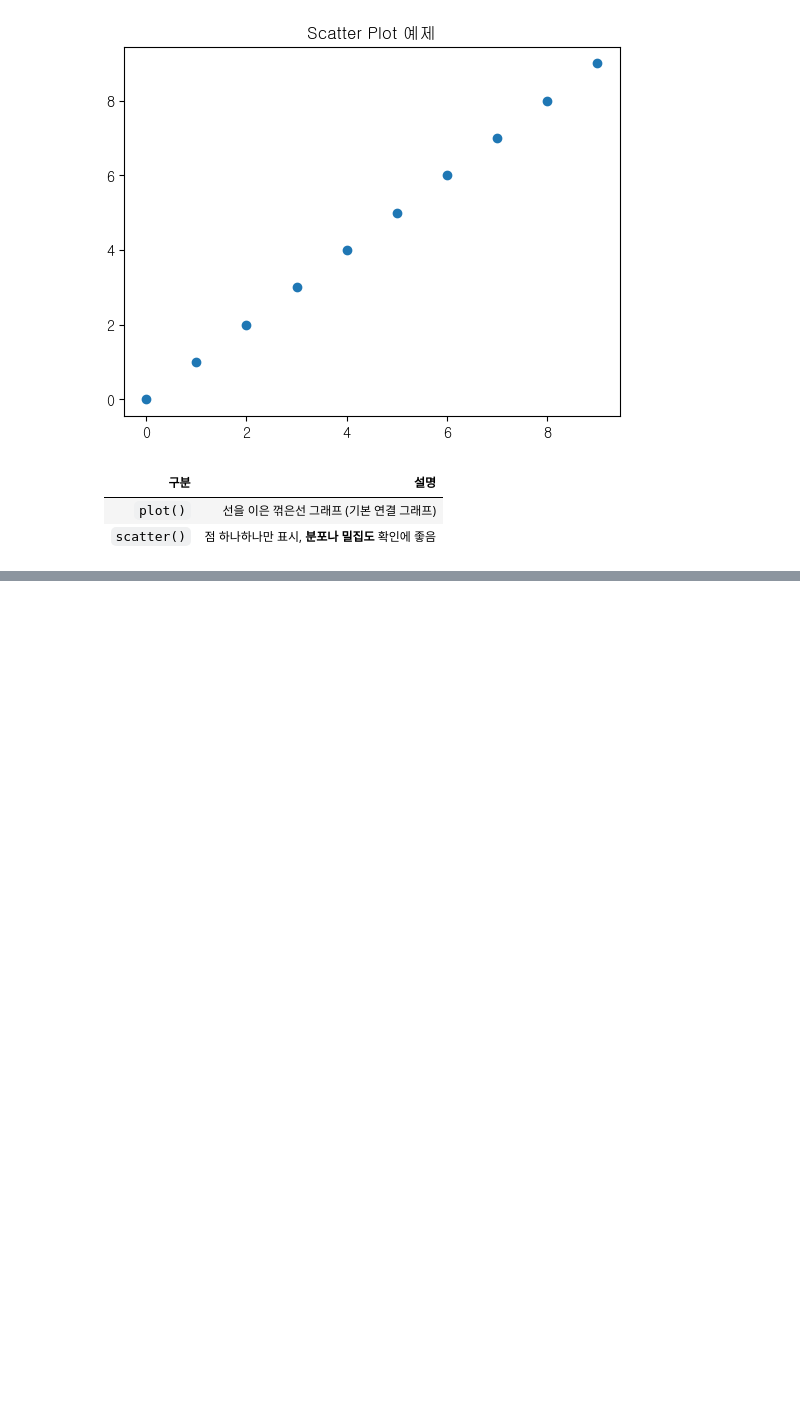
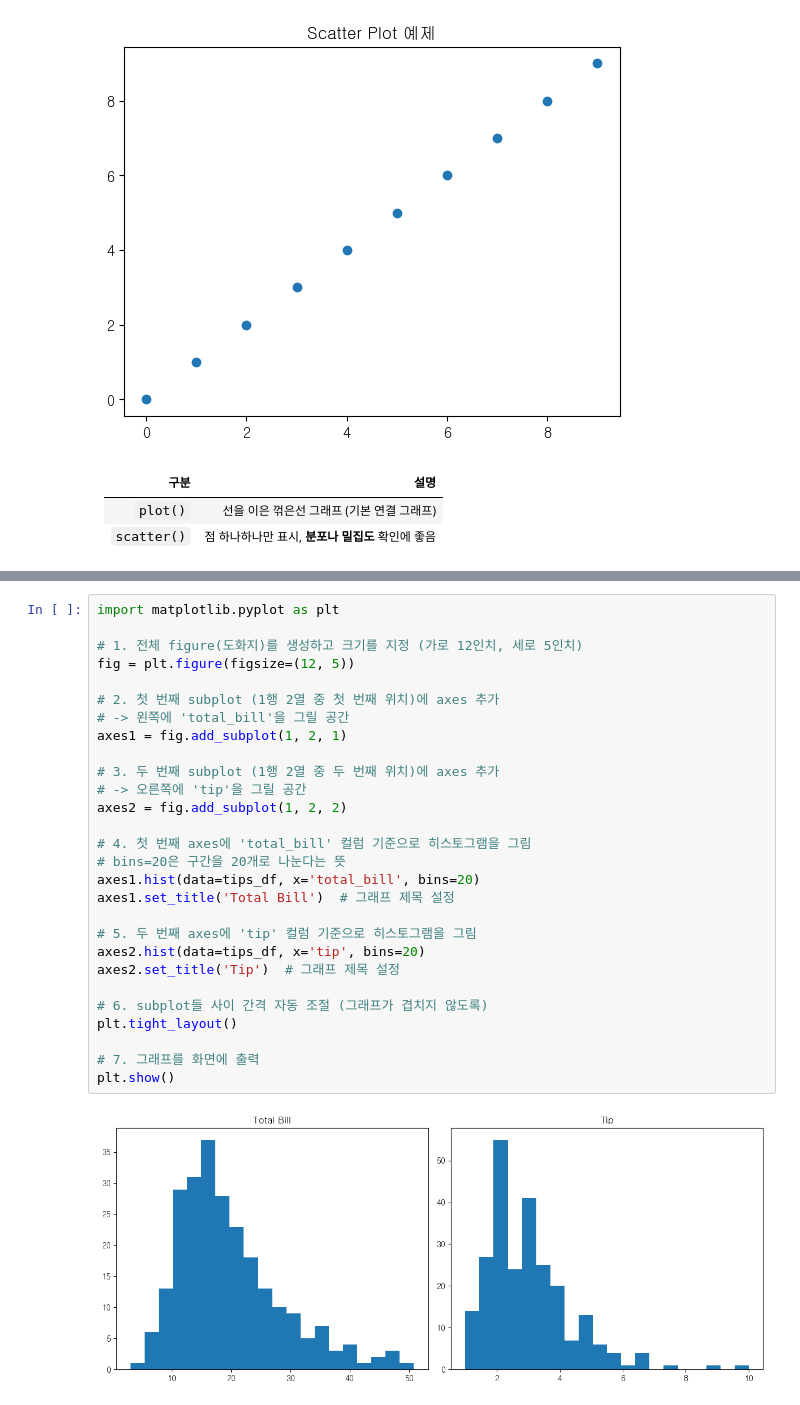
Before and after one commit to LYSS-LGU/3week-hipython, a Jupyter notebook: 17_시각화.ipynb, the cells around one changed output, grey strips where cells are left out. Saved outputs shown, nothing was run; the diff lists cells and outputs as text; blank space fills up the shorter version.

```diff
--- a/17_시각화.ipynb
+++ b/17_시각화.ipynb
@@ -203,0 +269,30 @@ plt.show()
+# %%
+import matplotlib.pyplot as plt
+
+# 1. 전체 figure(도화지)를 생성하고 크기를 지정 (가로 12인치, 세로 5인치)
+fig = plt.figure(figsize=(12, 5))
+
+# 2. 첫 번째 subplot (1행 2열 중 첫 번째 위치)에 axes 추가
+# -> 왼쪽에 'total_bill'을 그릴 공간
+axes1 = fig.add_subplot(1, 2, 1)
+
+# 3. 두 번째 subplot (1행 2열 중 두 번째 위치)에 axes 추가
+# -> 오른쪽에 'tip'을 그릴 공간
+axes2 = fig.add_subplot(1, 2, 2)
+
+# 4. 첫 번째 axes에 'total_bill' 컬럼 기준으로 히스토그램을 그림
+# bins=20은 구간을 20개로 나눈다는 뜻
+axes1.hist(data=tips_df, x='total_bill', bins=20)
+axes1.set_title('Total Bill')  # 그래프 제목 설정
+
+# 5. 두 번째 axes에 'tip' 컬럼 기준으로 히스토그램을 그림
+axes2.hist(data=tips_df, x='tip', bins=20)
+axes2.set_title('Tip')  # 그래프 제목 설정
+
+# 6. subplot들 사이 간격 자동 조절 (그래프가 겹치지 않도록)
+plt.tight_layout()
+
+# 7. 그래프를 화면에 출력
+plt.show()
+# %% [output]
+[figure, added]
```
Also changed, not shown: parts of 25 cells of this notebook, 2 other files.
